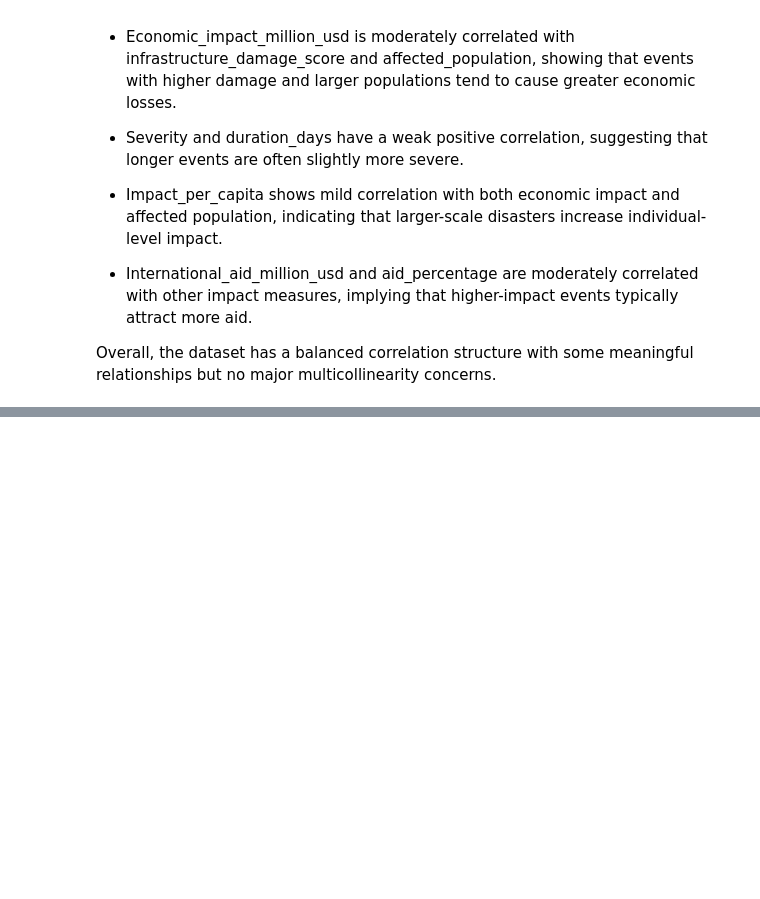
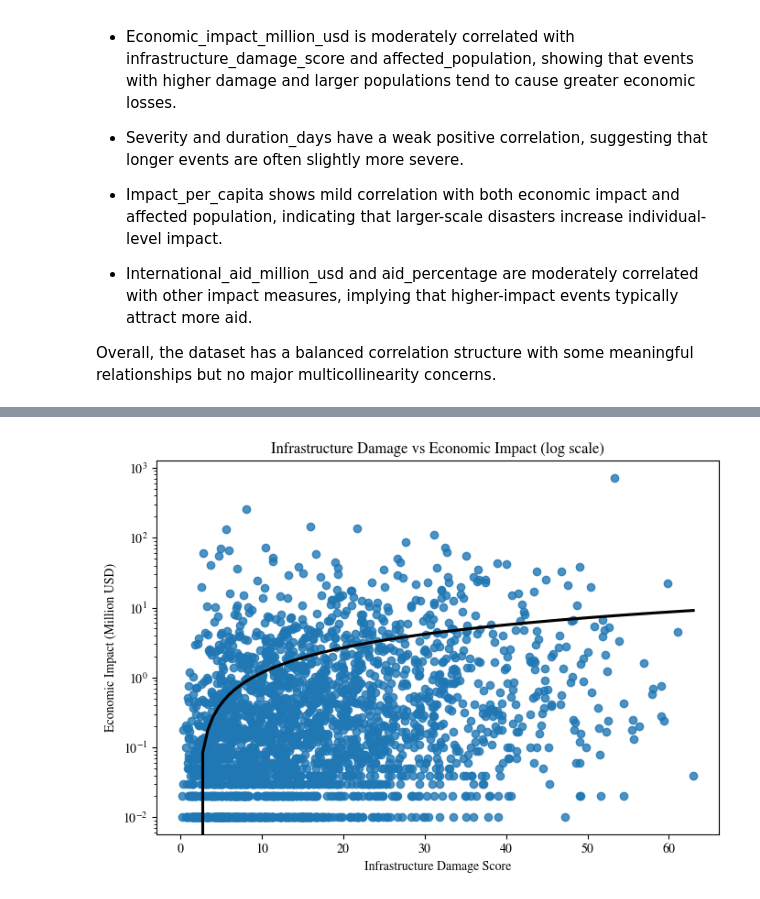
Before and after one commit to samyukrishnasamy/DS3001-Midterm-Project, a Jupyter notebook: exploratory_data_analysis.ipynb, the cells around one changed output, grey strips where cells are left out. Cells and saved outputs as stored; diff of their text form; code cells hidden in the pictures; blank space fills up the shorter version.

```diff
--- a/exploratory_data_analysis.ipynb
+++ b/exploratory_data_analysis.ipynb
@@ -324,0 +291,17 @@ plt.show()
+# %%
+plt.figure(figsize=(7,5))
+sns.regplot(
+    data=df,
+    x='infrastructure_damage_score',
+    y='economic_impact_million_usd',
+    line_kws={'color':'black'},
+    ci=None
+)
+plt.yscale("log")
+plt.title("Infrastructure Damage vs Economic Impact (log scale)")
+plt.xlabel("Infrastructure Damage Score")
+plt.ylabel("Economic Impact (Million USD)")
+plt.tight_layout()
+plt.show()
+# %% [output]
+[figure, added]
```
Also changed, not shown: parts of 16 cells of this notebook, 1 other file.
